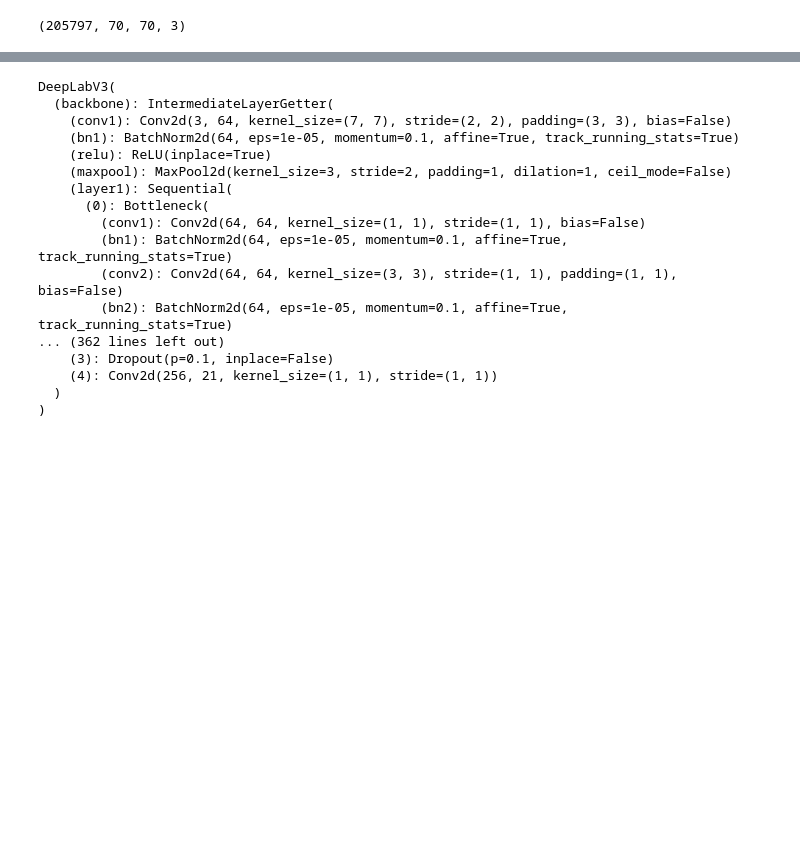
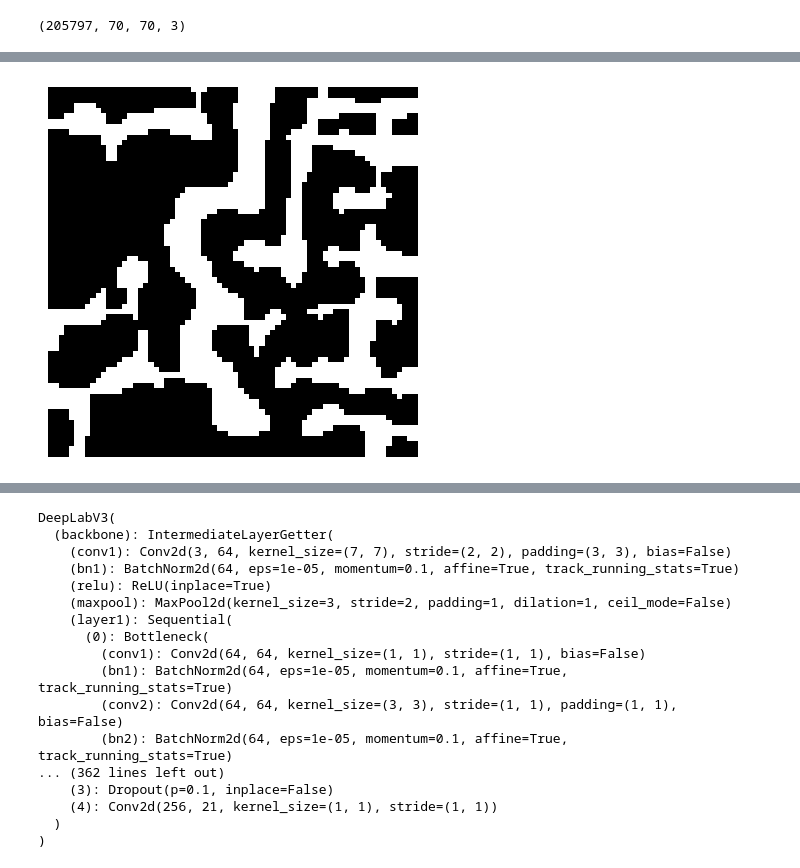
Before and after one commit to Wishmitha/Vesuvius, a Jupyter notebook: alpub_autoencoder/alpub_image_processor.ipynb, the cells around one changed output, grey strips where cells are left out. Drawn from its saved outputs; the diff is of its cells as text; code cells hidden in the pictures; blank space fills up the shorter version.

```diff
--- a/alpub_autoencoder/alpub_image_processor.ipynb
+++ b/alpub_autoencoder/alpub_image_processor.ipynb
@@ -82 +94,11 @@ plt.show()
+# %%
+#Remove disconnected regions
+filtered_image = remove_disconnected_regions(seg_image,min_region_size=50)
+
+# Display the filtered image
+plt.imshow(filtered_image, cmap="gray")
+plt.axis("off")
+plt.show()
+# %% [output]
+[figure, added]
 # %%
```
Also changed, not shown: parts of 17 cells of this notebook, 1 other file.
